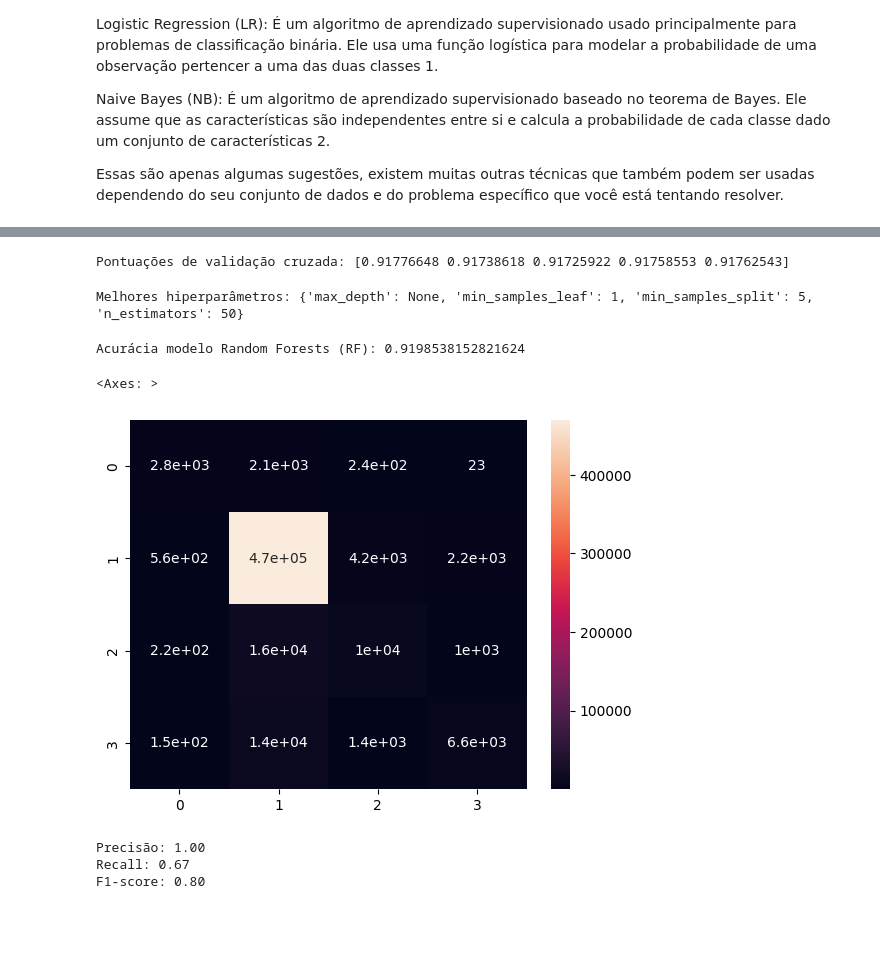
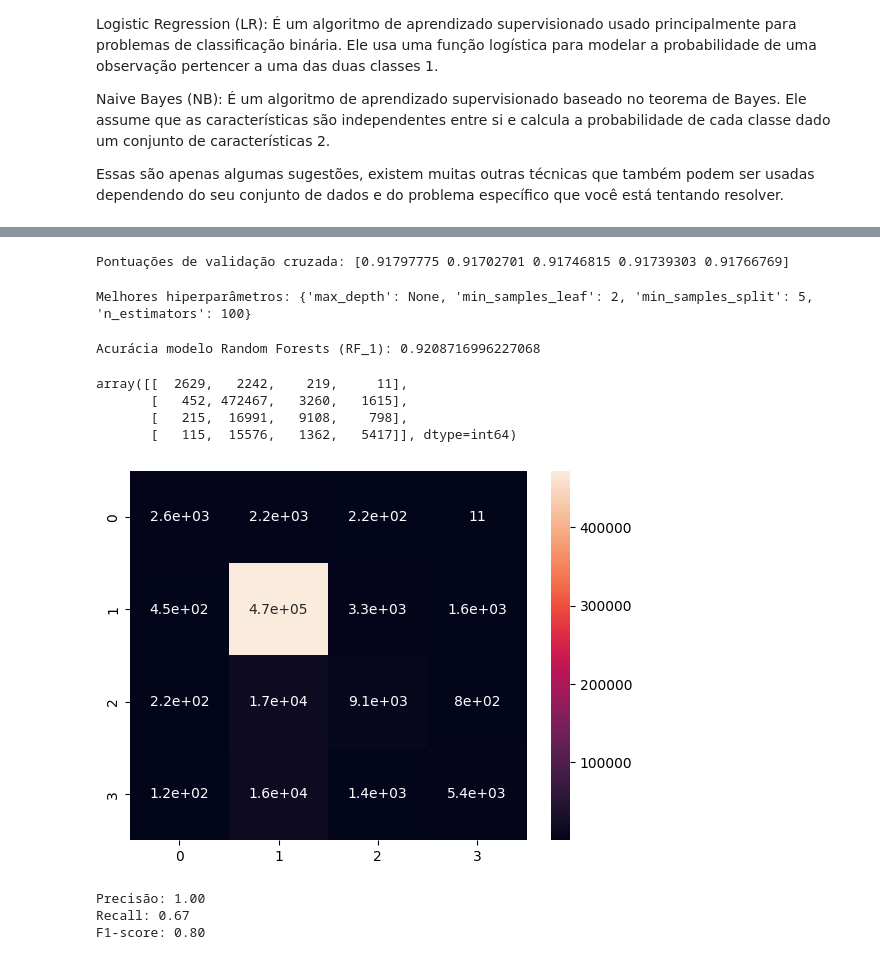
Before and after one commit to williamsasaki/jubilant-robot, a Jupyter notebook: ml_acidentes_tcc.ipynb, the cells around one changed output, grey strips where cells are left out. Cells and saved outputs as stored; diff of their text form; code cells hidden in the pictures; blank space fills up the shorter version.

```diff
--- a/ml_acidentes_tcc.ipynb
+++ b/ml_acidentes_tcc.ipynb
@@ -410,0 +327,7 @@ dtype: int64
+# %%
+#Colocando os dias da semana e finais de semana
+# adicionando uma coluna com o dia da semana por extenso
+dados_acidentes_total['dia_da_semana'] = dados_acidentes_total['Start_Time'].apply(lambda x: x.strftime('%A'))
+
+# adicionando uma coluna para indicar se é final de semana ou não
+dados_acidentes_total['final_de_semana'] = dados_acidentes_total['Start_Time'].apply(lambda x: "final semana" if x.weekday() in [5, 6] else "dia útil")
@@ -887,56 +1083,63 @@ y = dados_acidentes_total['Severity'] # rótulos
 X_train, X_test, y_train, y_test = train_test_split(X, y, test_size=0.2)
 
 # Crie o modelo Random Forests
-rf = RandomForestClassifier(n_estimators=50)
+rf_1 = RandomForestClassifier(n_estimators=50)
 
 # Calcule as pontuações de validação cruzada
-scores = cross_val_score(rf, X_train, y_train, cv=5)
-print(f'Pontuações de validação cruzada: {scores}')
+scores_rf_1 = cross_val_score(rf_1, X_train, y_train, cv=5)
+print(f'Pontuações de validação cruzada: {scores_rf_1}')
 # %% [output]
-Pontuações de validação cruzada: [0.91776648 0.91738618 0.91725922 0.91758553 0.91762543]
+Pontuações de validação cruzada: [0.91797775 0.91702701 0.91746815 0.91739303 0.91766769]
 # %%
 # Defina os valores dos hiperparâmetros a serem testados
 param_grid = {
-    'n_estimators': [10, 50],# 100],
-    'max_depth': [None, 10], #20, 25],
-    'min_samples_split': [2, 5],# 10],
-    'min_samples_leaf': [1, 2, 4]
+    'n_estimators': [50, 100],
+    'max_depth': [None, 5], #20, 25],
+    'min_samples_split': [5, 10],
+    'min_samples_leaf': [2, 4]
 }
 
 # Crie o objeto GridSearchCV
-grid_search = GridSearchCV(estimator=rf, param_grid=param_grid)
+grid_search_rf_1 = GridSearchCV(estimator=rf_1, param_grid=param_grid)
 
 # Ajuste o GridSearchCV aos dados de treinamento
-grid_search.fit(X_train, y_train)
+grid_search_rf_1.fit(X_train, y_train)
 
 # Exiba os melhores hiperparâmetros encontrados
-print(f'Melhores hiperparâmetros: {grid_search.best_params_}')
+print(f'Melhores hiperparâmetros: {grid_search_rf_1.best_params_}')
+# Melhores hiperparâmetros: {'max_depth': None, 'min_samples_leaf': 1, 'min_samples_split': 5, 'n_estimators': 100}
 # %% [output]
-Melhores hiperparâmetros: {'max_depth': None, 'min_samples_leaf': 1, 'min_samples_split': 5, 'n_estimators': 50}
+Melhores hiperparâmetros: {'max_depth': None, 'min_samples_leaf': 2, 'min_samples_split': 5, 'n_estimators': 100}
 # %%
 # Crie um novo modelo Random Forests com os melhores hiperparâmetros encontrados
-best_rf = RandomForestClassifier(**grid_search.best_params_)
+best_rf_1 = RandomForestClassifier(**grid_search_rf_1.best_params_)
 
 # Treine o novo modelo com os dados de treinamento
-best_rf.fit(X_train, y_train)
+best_rf_1.fit(X_train, y_train)
 
 # Faça previsões com os dados de teste
-y_pred = best_rf.predict(X_test)
+y_pred = best_rf_1.predict(X_test)
 
 # Calcule a acurácia do modelo
-accuracy = accuracy_score(y_test, y_pred)
-print(f'Acurácia modelo Random Forests (RF): {accuracy}')
+accuracy_rf_1 = accuracy_score(y_test, y_pred)
+print(f'Acurácia modelo Random Forests (RF_1): {accuracy}')
+#Acurácia modelo Random Forests (RF): 0.9207177023608532
 # %% [output]
-Acurácia modelo Random Forests (RF): 0.9198538152821624
+Acurácia modelo Random Forests (RF_1): 0.9208716996227068
 # %%
 # Calcule a matriz de confusão
 conf_mat = confusion_matrix(y_test, y_pred)
 
 # Visualize a matriz de confusão usando Seaborn
 sns.heatmap(conf_mat, annot=True)
+
+conf_mat
 # %% [output]
-<Axes: >
+array([[  2629,   2242,    219,     11],
+       [   452, 472467,   3260,   1615],
+       [   215,  16991,   9108,    798],
+       [   115,  15576,   1362,   5417]], dtype=int64)
-[figure, old version]
+[figure, new version]
 # %%
 from sklearn.metrics import precision_score, recall_score, f1_score
 
```
Also changed, not shown: parts of 84 cells of this notebook.
